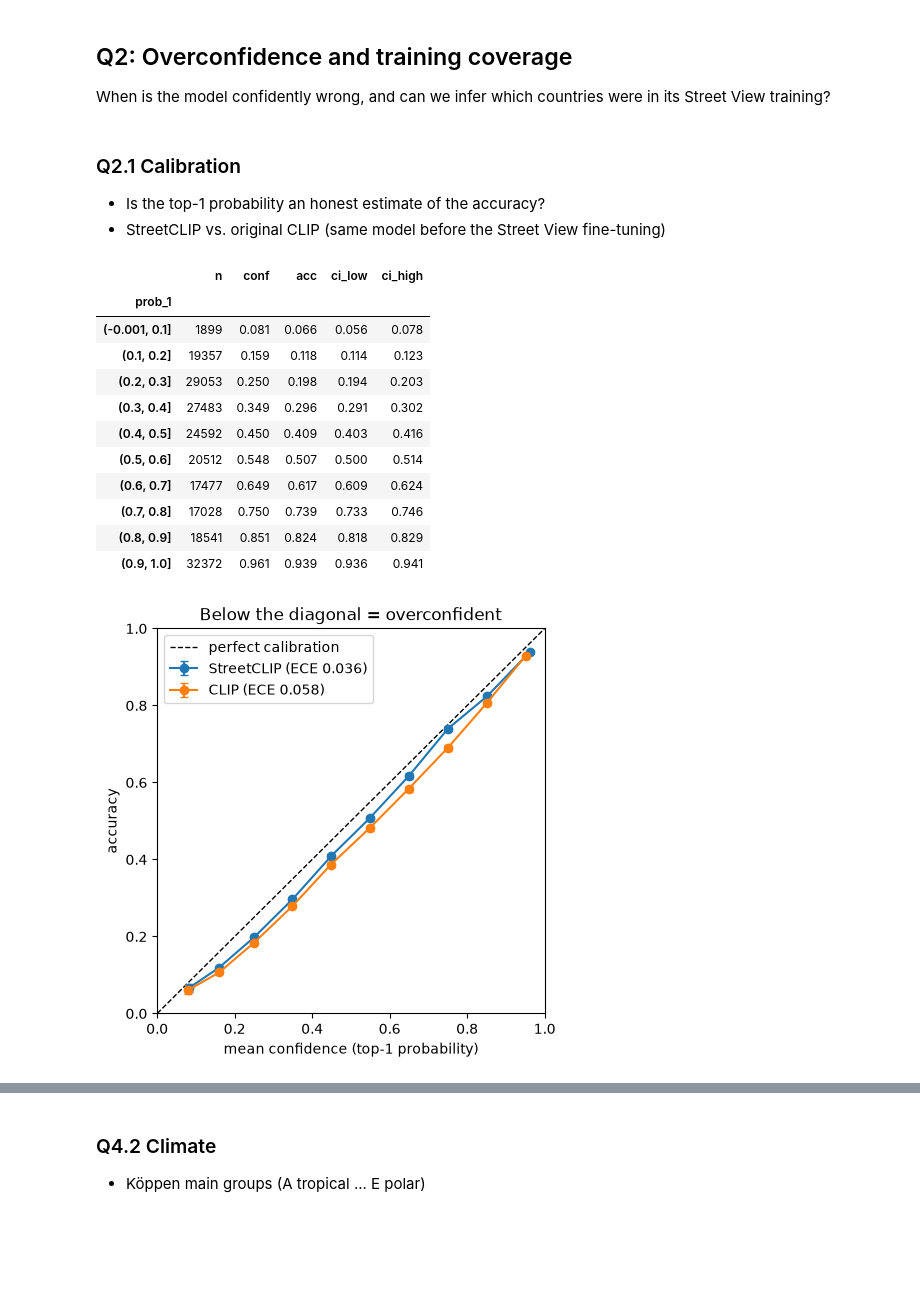
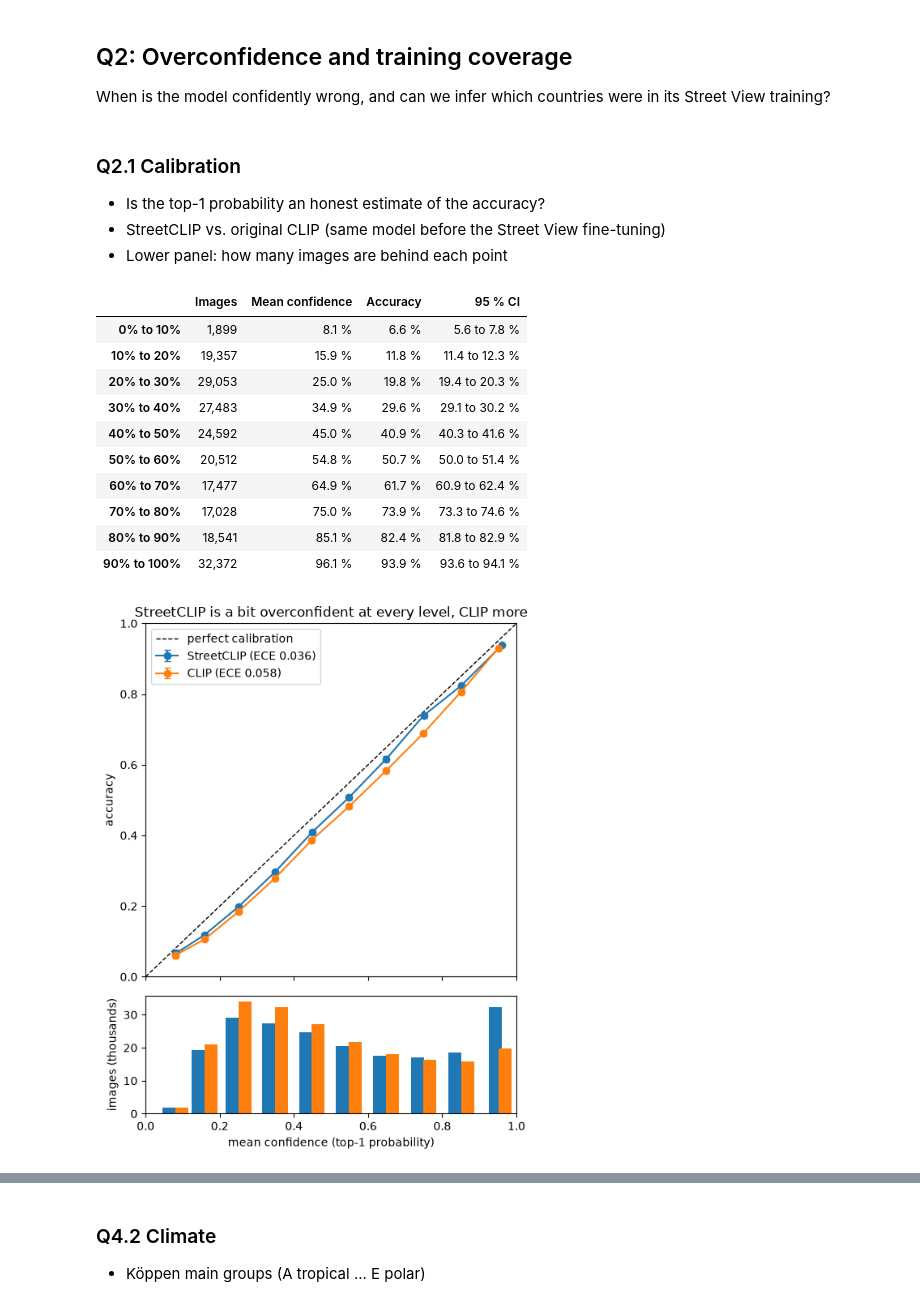
Before and after one commit to mhammer3366/ai_and_visualisation_OpenSI, a Jupyter notebook: notebooks/phase1_AI.ipynb, the cells around one changed output, grey strips where cells are left out. Drawn from its saved outputs; the diff is of its cells as text; code cells hidden in the pictures; blank space fills up the shorter version.

Commit message:
Improve Q2 and Q4 tables, plots and findings

```diff
--- a/notebooks/phase1_AI.ipynb
+++ b/notebooks/phase1_AI.ipynb
@@ -90,23 +90,24 @@ clip_preds = pd.read_parquet("results/shared/clip_v1_center_crop/predictions.par
 ### Q2.1 Calibration
 - Is the top-1 probability an honest estimate of the accuracy?
 - StreetCLIP vs. original CLIP (same model before the Street View fine-tuning)
+- Lower panel: how many images are behind each point
 # %%
 cal = {"StreetCLIP": q2.calibration_table(preds), "CLIP": q2.calibration_table(clip_preds)}
-display(cal["StreetCLIP"].round(3))
-q2.plot_reliability(cal);
+display(viz.show_table(cal["StreetCLIP"], {"n": "Images", "conf": "Mean confidence", "acc": "Accuracy"},
+                       pct=["conf", "acc"], ci=("acc", "ci_low", "ci_high"), bar="n"))
+q2.plot_reliability(cal, "StreetCLIP is a bit overconfident at every level, CLIP more");
 # %% [output]
-|  | n | conf | acc | ci_low | ci_high |
-| prob_1 |  |  |  |  |  |
-| (-0.001, 0.1] | 1899 | 0.081 | 0.066 | 0.056 | 0.078 |
-| (0.1, 0.2] | 19357 | 0.159 | 0.118 | 0.114 | 0.123 |
-| (0.2, 0.3] | 29053 | 0.250 | 0.198 | 0.194 | 0.203 |
-| (0.3, 0.4] | 27483 | 0.349 | 0.296 | 0.291 | 0.302 |
-| (0.4, 0.5] | 24592 | 0.450 | 0.409 | 0.403 | 0.416 |
-| (0.5, 0.6] | 20512 | 0.548 | 0.507 | 0.500 | 0.514 |
-| (0.6, 0.7] | 17477 | 0.649 | 0.617 | 0.609 | 0.624 |
-| (0.7, 0.8] | 17028 | 0.750 | 0.739 | 0.733 | 0.746 |
-| (0.8, 0.9] | 18541 | 0.851 | 0.824 | 0.818 | 0.829 |
-| (0.9, 1.0] | 32372 | 0.961 | 0.939 | 0.936 | 0.941 |
+|  | Images | Mean confidence | Accuracy | 95 % CI |
+| 0% to 10% | 1,899 | 8.1 % | 6.6 % | 5.6 to 7.8 % |
+| 10% to 20% | 19,357 | 15.9 % | 11.8 % | 11.4 to 12.3 % |
+| 20% to 30% | 29,053 | 25.0 % | 19.8 % | 19.4 to 20.3 % |
+| 30% to 40% | 27,483 | 34.9 % | 29.6 % | 29.1 to 30.2 % |
+| 40% to 50% | 24,592 | 45.0 % | 40.9 % | 40.3 to 41.6 % |
+| 50% to 60% | 20,512 | 54.8 % | 50.7 % | 50.0 to 51.4 % |
+| 60% to 70% | 17,477 | 64.9 % | 61.7 % | 60.9 to 62.4 % |
+| 70% to 80% | 17,028 | 75.0 % | 73.9 % | 73.3 to 74.6 % |
+| 80% to 90% | 18,541 | 85.1 % | 82.4 % | 81.8 to 82.9 % |
+| 90% to 100% | 32,372 | 96.1 % | 93.9 % | 93.6 to 94.1 % |
-[figure, old version]
+[figure, new version]
 # %% [markdown]
 ### Q2.2 Where is the model confidently wrong?
```
Also changed, not shown: parts of 30 cells of this notebook, 4 other files.
